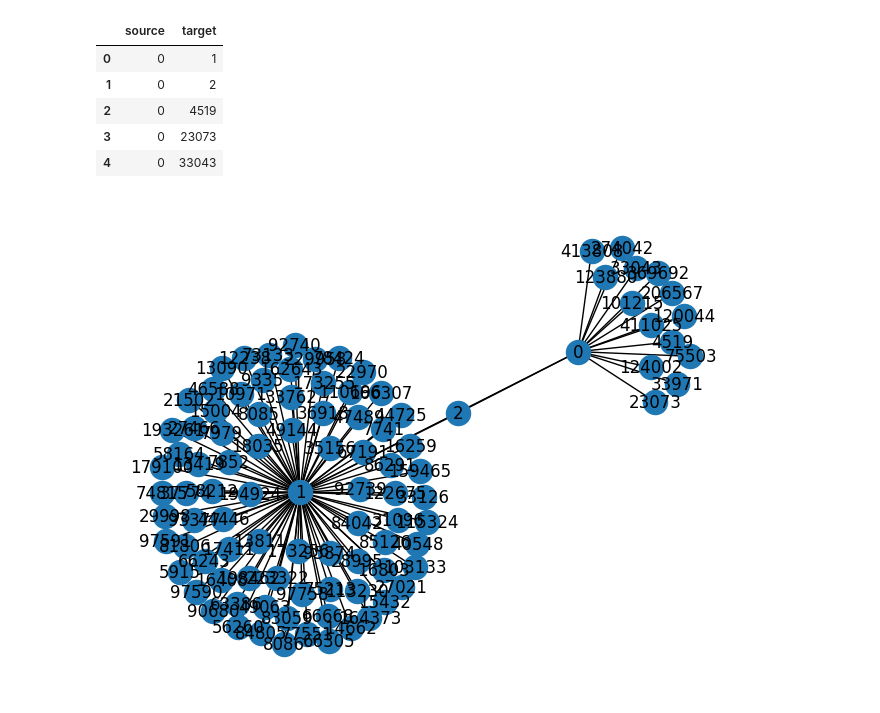
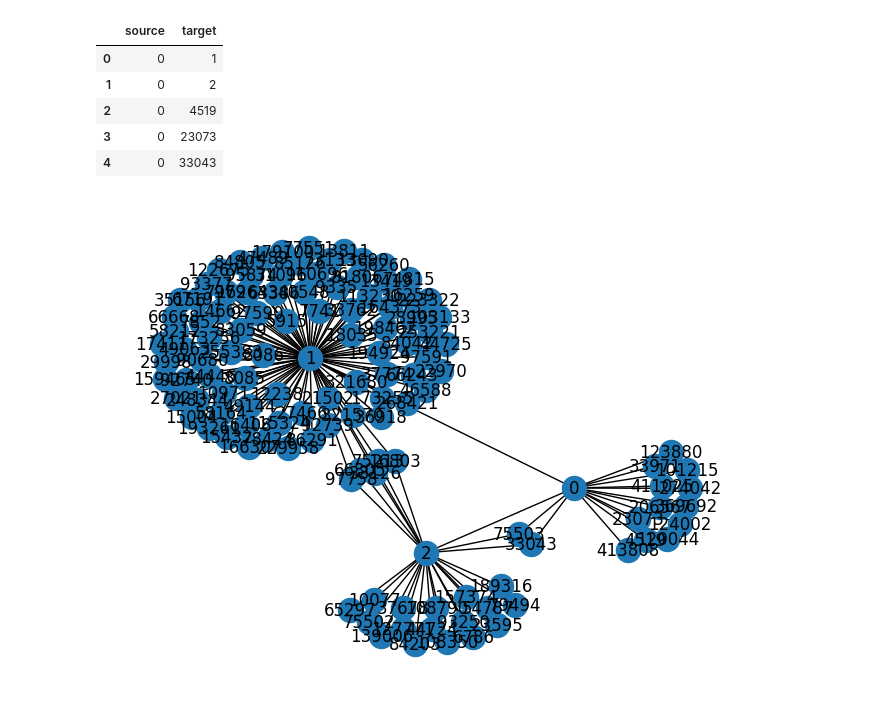
Before and after one commit to dhzdhd/CAGM, a Jupyter notebook: notebooks/main.ipynb, the cells around one changed output. Drawn from its saved outputs; the diff is of its cells as text; code cells hidden in the pictures.

```diff
--- a/notebooks/main.ipynb
+++ b/notebooks/main.ipynb
@@ -17,8 +17,9 @@ df.head()
 | 3 | 0 | 23073 |
 | 4 | 0 | 33043 |
 # %%
-graph = nx.from_pandas_edgelist(df.head(100))
+vis_graph = nx.from_pandas_edgelist(df.head(140))
+graph = nx.from_pandas_edgelist(df)
 # %%
-nx.draw(graph, font_weight='light', with_labels=True)
+nx.draw(vis_graph, font_weight='light', with_labels=True)
 # %% [output]
-[figure, old version]
+[figure, new version]
```
Also changed, not shown: parts of 4 cells of this notebook.
